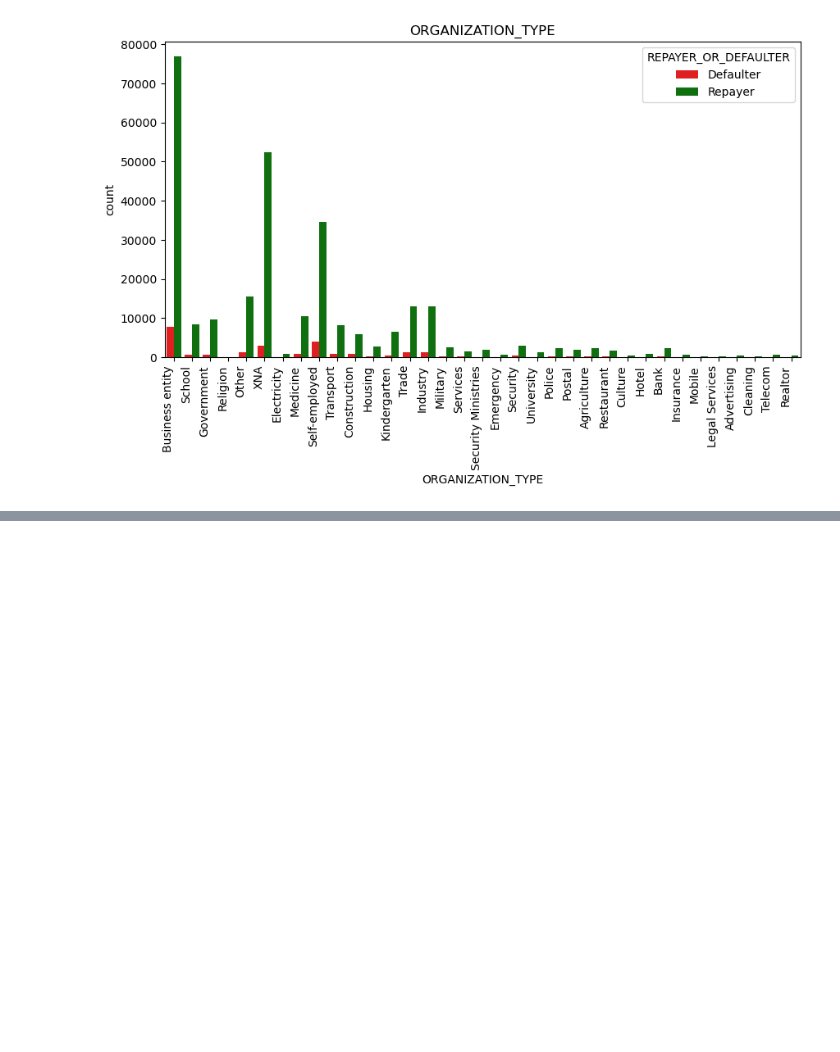
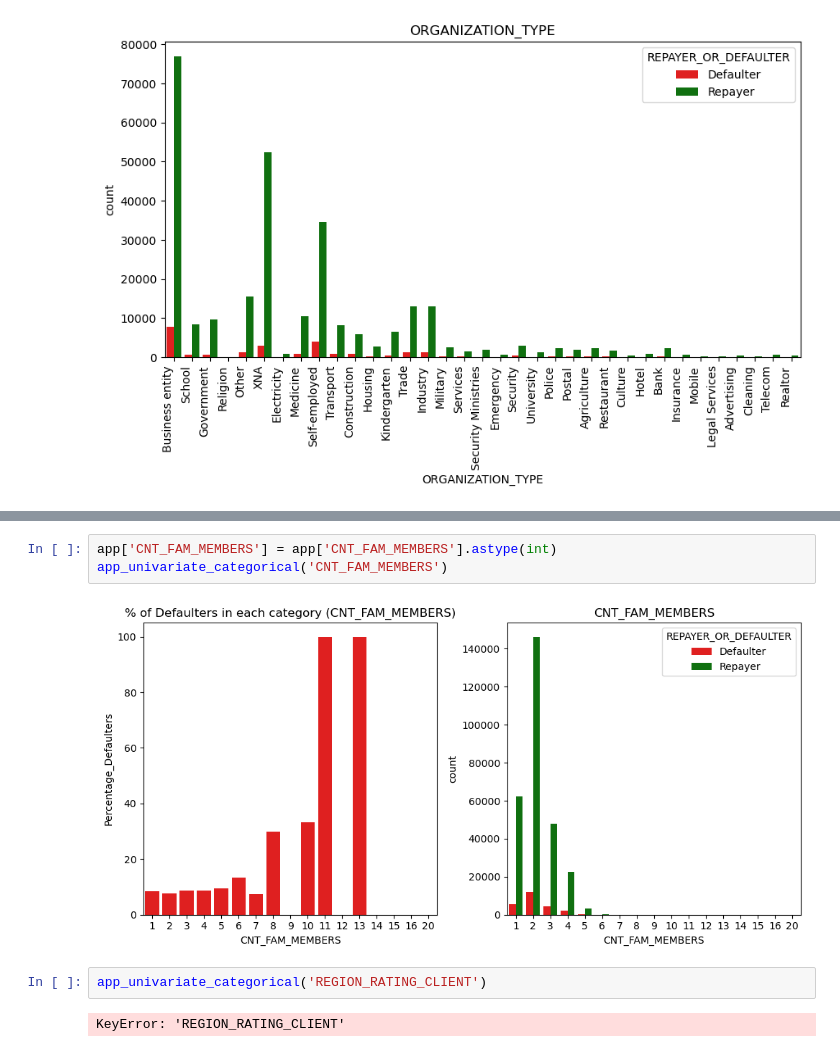
Before and after one commit to Punya-B-R/loan-approval-risk-analysis, a Jupyter notebook: Bank-Loan.ipynb, the cells around one changed output, grey strips where cells are left out. Drawn from its saved outputs; the diff is of its cells as text; blank space fills up the shorter version.

```diff
--- a/Bank-Loan.ipynb
+++ b/Bank-Loan.ipynb
@@ -423,0 +434,9 @@ plt.show()
+# %%
+app['CNT_FAM_MEMBERS'] = app['CNT_FAM_MEMBERS'].astype(int)
+app_univariate_categorical('CNT_FAM_MEMBERS')
+# %% [output]
+[figure, added]
+# %%
+app_univariate_categorical('REGION_RATING_CLIENT')
+# %% [output]
+KeyError: 'REGION_RATING_CLIENT'
```
Also changed, not shown: parts of 3 cells of this notebook.
